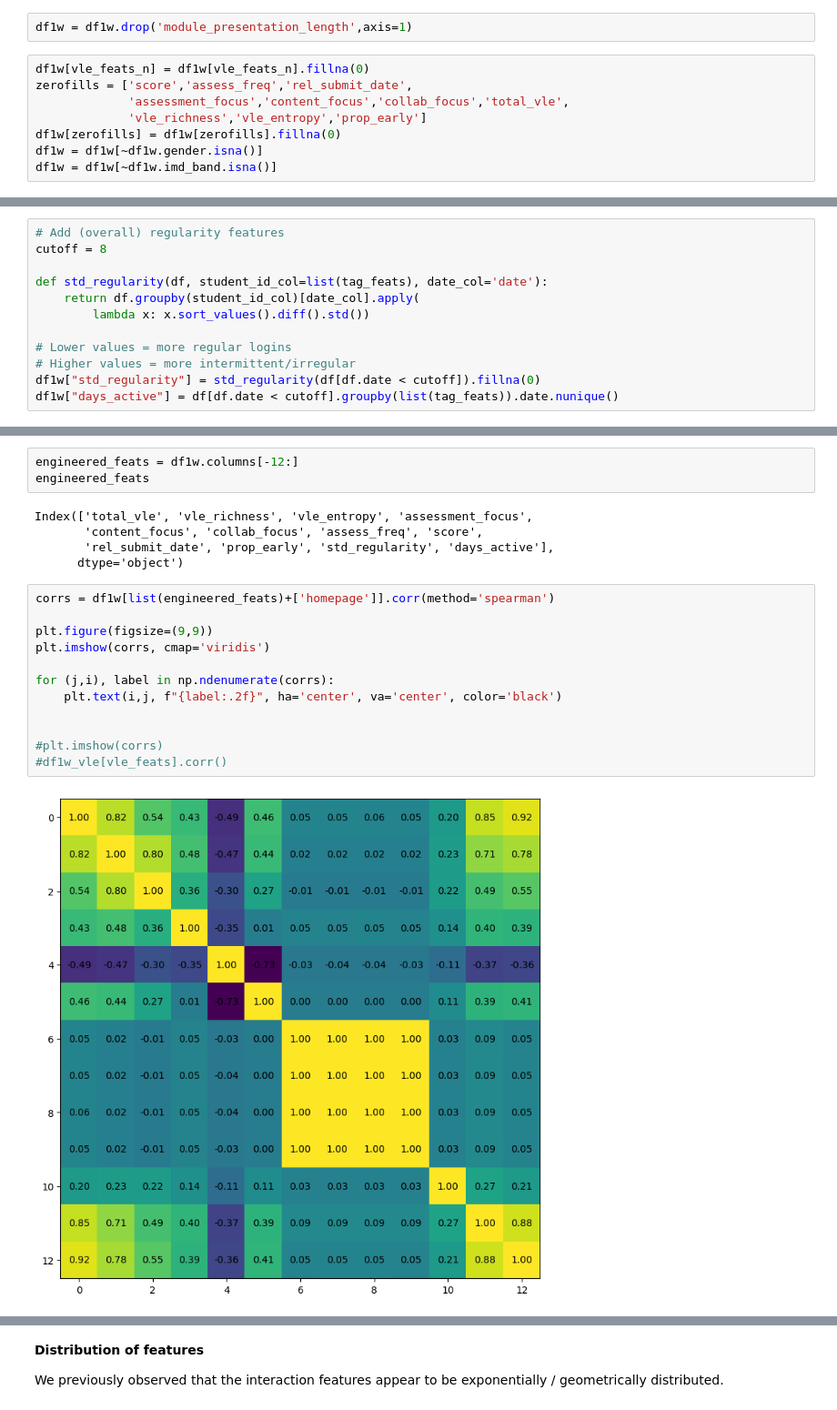
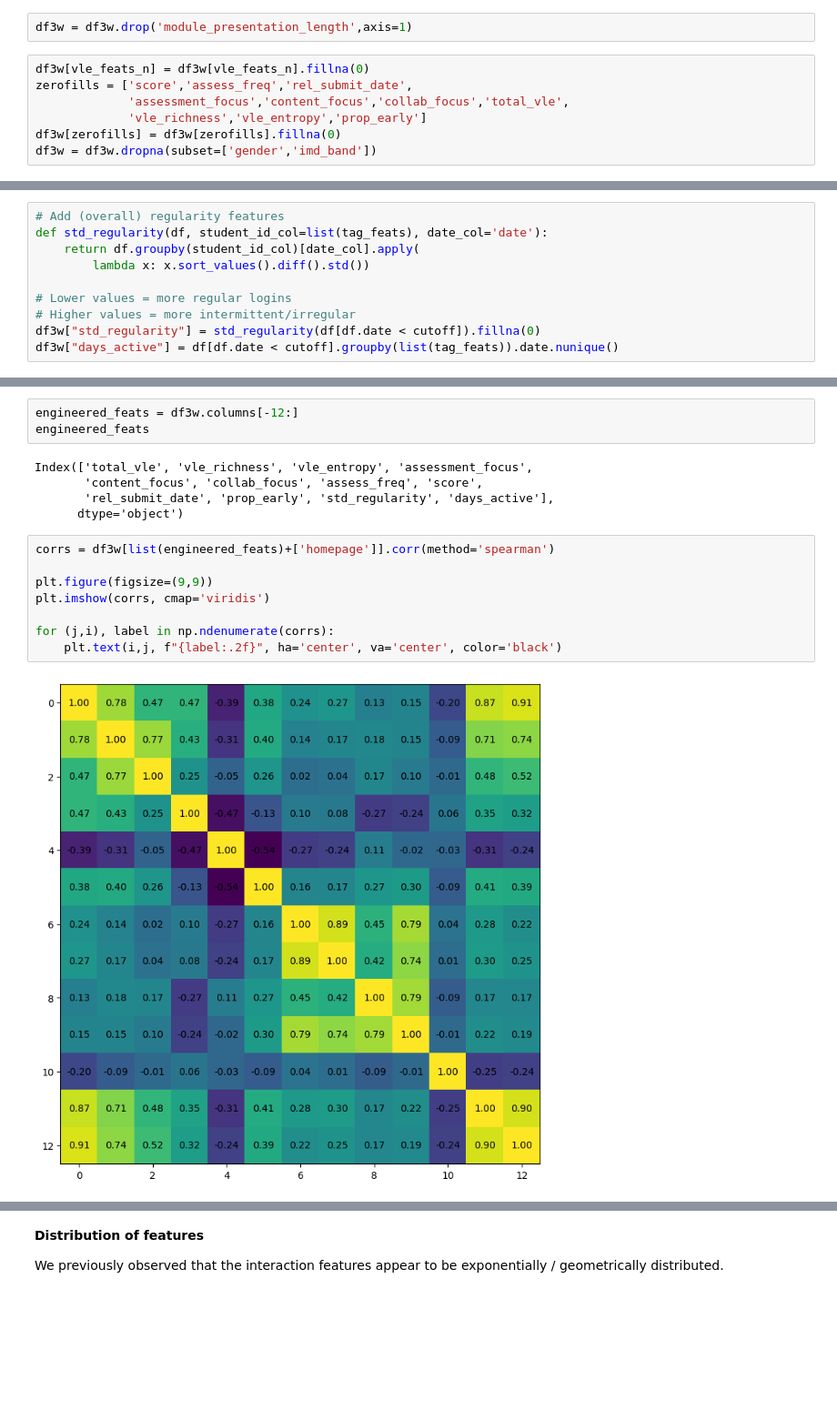
Before and after one commit to Erdos-Projects/fall-2025-risk-factors-in-online-courses, a Jupyter notebook: MOULAD EDA.ipynb, the cells around one changed output, grey strips where cells are left out. Shown at 91% size. Saved outputs shown, nothing was run; the diff lists cells and outputs as text; blank space fills up the shorter version.

```diff
--- a/MOULAD EDA.ipynb
+++ b/MOULAD EDA.ipynb
@@ -287,11 +260,10 @@ df1w = pd.concat([df1w_vle,df1w_assess],axis=1)
 # %%
-df1w = df1w.drop('module_presentation_length',axis=1)
+df3w = df3w.drop('module_presentation_length',axis=1)
 # %%
-df1w[vle_feats_n] = df1w[vle_feats_n].fillna(0)
+df3w[vle_feats_n] = df3w[vle_feats_n].fillna(0)
 zerofills = ['score','assess_freq','rel_submit_date',
              'assessment_focus','content_focus','collab_focus','total_vle',
              'vle_richness','vle_entropy','prop_early']
-df1w[zerofills] = df1w[zerofills].fillna(0)
-df1w = df1w[~df1w.gender.isna()]
-df1w = df1w[~df1w.imd_band.isna()]
+df3w[zerofills] = df3w[zerofills].fillna(0)
+df3w = df3w.dropna(subset=['gender','imd_band'])
 # %%
@@ -306,12 +278,10 @@ df1w.tail(3)
 # %%
 # Add (overall) regularity features
-cutoff = 8
-
 def std_regularity(df, student_id_col=list(tag_feats), date_col='date'):
     return df.groupby(student_id_col)[date_col].apply(
         lambda x: x.sort_values().diff().std())
 
 # Lower values = more regular logins
 # Higher values = more intermittent/irregular
-df1w["std_regularity"] = std_regularity(df[df.date < cutoff]).fillna(0)
-df1w["days_active"] = df[df.date < cutoff].groupby(list(tag_feats)).date.nunique()
+df3w["std_regularity"] = std_regularity(df[df.date < cutoff]).fillna(0)
+df3w["days_active"] = df[df.date < cutoff].groupby(list(tag_feats)).date.nunique()
@@ -323,7 +304,7 @@ plt.imshow(df1w.isnull(), cmap='hot', aspect='auto')
 # %% [markdown]
 Let us now examine correlation between engineered features (+ interaction features)
 # %%
-engineered_feats = df1w.columns[-12:]
+engineered_feats = df3w.columns[-12:]
 engineered_feats
 # %% [output]
 Index(['total_vle', 'vle_richness', 'vle_entropy', 'assessment_focus',
@@ -331,17 +312,13 @@ Index(['total_vle', 'vle_richness', 'vle_entropy', 'assessment_focus',
        'rel_submit_date', 'prop_early', 'std_regularity', 'days_active'],
       dtype='object')
 # %%
-corrs = df1w[list(engineered_feats)+['homepage']].corr(method='spearman')
+corrs = df3w[list(engineered_feats)+['homepage']].corr(method='spearman')
 
 plt.figure(figsize=(9,9))
 plt.imshow(corrs, cmap='viridis')
 
 for (j,i), label in np.ndenumerate(corrs):
     plt.text(i,j, f"{label:.2f}", ha='center', va='center', color='black')
-
-
-#plt.imshow(corrs)
-#df1w_vle[vle_feats].corr()
 # %% [output]
-[figure, old version]
+[figure, new version]
 # %% [markdown]
```
Also changed, not shown: parts of 50 cells of this notebook.
